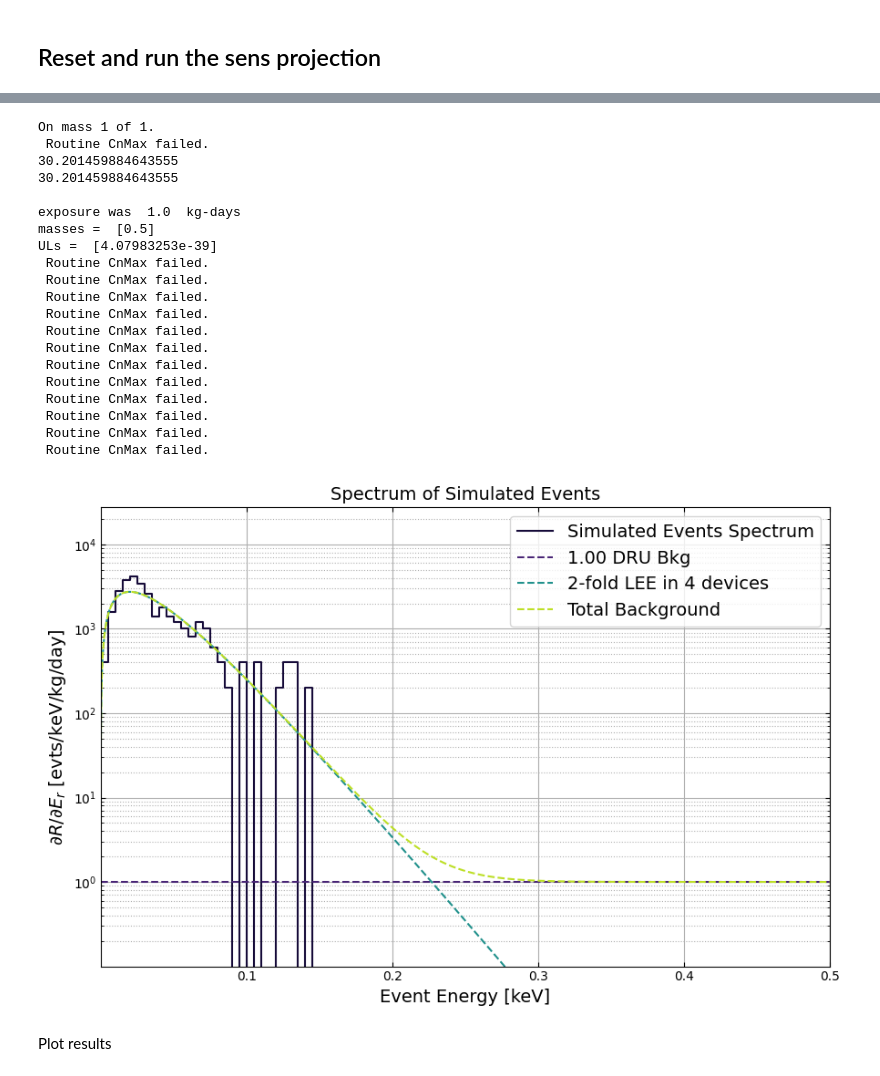
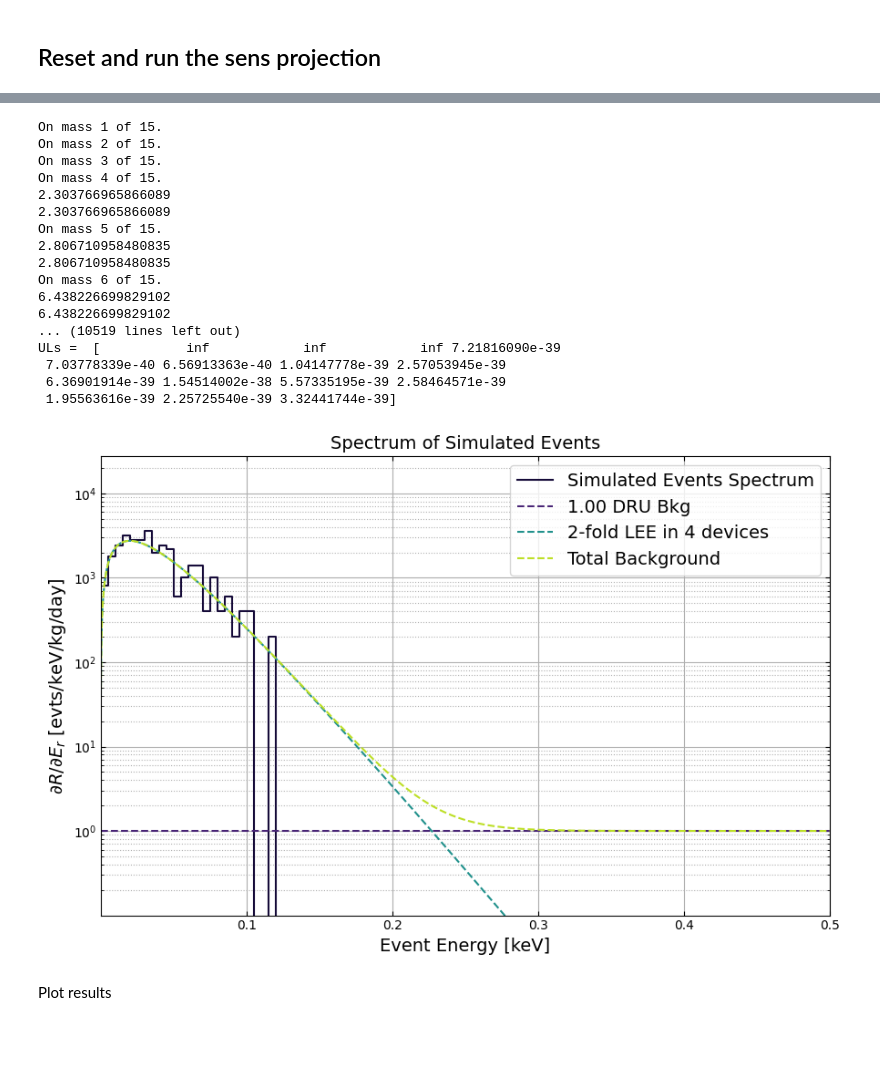
Before and after one commit to spice-herald/DarkLim, a Jupyter notebook: examples/helium.ipynb, the cells around one changed output, grey strips where cells are left out. Drawn from its saved outputs; the diff is of its cells as text; code cells hidden in the pictures; blank space fills up the shorter version.

```diff
--- a/examples/helium.ipynb
+++ b/examples/helium.ipynb
@@ -145,3 +170,28 @@ SE.reset_sim()
 
 SE.add_flat_bkgd(1) # flat background of 1 DRU
 SE.add_nfold_lee_bkgd(m=n_devices,n=coinc,w=window)
+# %%
+# run the simulation with FC limits
+
+#m_dms=np.geomspace(0.1, 2, num=10)
+
+m_dm, sig, ul = SE.run_sim_fc(
+    0,
+    threshold,
+    0.5,
+    e_low=1e-6,
+    #m_dms=np.array([1]),
+    m_dms=np.geomspace(0.05, 2, num=3),
+    nexp=2, # increase for a better estimate, 1 is generally used for diagnostics
+    npts=1000,
+    plot_bkgd=False,
+    res=energy_res,
+    verbose=True,
+    sigma0=1e-36
+    #sigma0=1e-41
+)
+
+print('\nexposure was ',SE.exposure,' kg-days')
+print('masses = ',m_dm)
+print('ULs (evts) = ',ul)
+print('ULs (xsec) = ',sig)
@@ -148,47 +255,45 @@ SE.add_nfold_lee_bkgd(m=n_devices,n=coinc,w=window)
 # %%
 # run the simulation
 
 #m_dms=np.geomspace(0.1, 2, num=10)
 
 m_dm, sig = SE.run_sim(
     threshold,
     0.5,
     e_low=1e-6,
-    m_dms=np.array([0.5]),
-    #m_dms=np.geomspace(0.01, 2, num=15),
-    nexp=1, # increase for a better estimate, 1 is generally used for diagnostics
+    #m_dms=np.array([0.5]),
+    m_dms=np.geomspace(0.01, 2, num=15),
+    nexp=10, # increase for a better estimate, 1 is generally used for diagnostics
     npts=1000,
     plot_bkgd=True,
     res=energy_res,
     verbose=True,
-    sigma0=1e-41
+    sigma0=1e-36
+    #sigma0=1e-41
 )
 
 print('\nexposure was ',SE.exposure,' kg-days')
 print('masses = ',m_dm)
 print('ULs = ',sig)
 # %% [output]
-On mass 1 of 1.
- Routine CnMax failed.
-30.201459884643555
-30.201459884643555
-
-exposure was  1.0  kg-days
-masses =  [0.5]
-ULs =  [4.07983253e-39]
- Routine CnMax failed.
- Routine CnMax failed.
- Routine CnMax failed.
- Routine CnMax failed.
- Routine CnMax failed.
- Routine CnMax failed.
- Routine CnMax failed.
- Routine CnMax failed.
- Routine CnMax failed.
- Routine CnMax failed.
- Routine CnMax failed.
- Routine CnMax failed.
+On mass 1 of 15.
+On mass 2 of 15.
+On mass 3 of 15.
+On mass 4 of 15.
+2.303766965866089
+2.303766965866089
+On mass 5 of 15.
+2.806710958480835
+2.806710958480835
+On mass 6 of 15.
+6.438226699829102
+6.438226699829102
+... (10519 lines left out)
+ULs =  [           inf            inf            inf 7.21816090e-39
+ 7.03778339e-40 6.56913363e-40 1.04147778e-39 2.57053945e-39
+ 6.36901914e-39 1.54514002e-38 5.57335195e-39 2.58464571e-39
+ 1.95563616e-39 2.25725540e-39 3.32441744e-39]
-[figure, old version]
+[figure, new version]
 # %% [markdown]
 Plot results
 # %%
```
Also changed, not shown: parts of 10 cells of this notebook, 5 other files.
